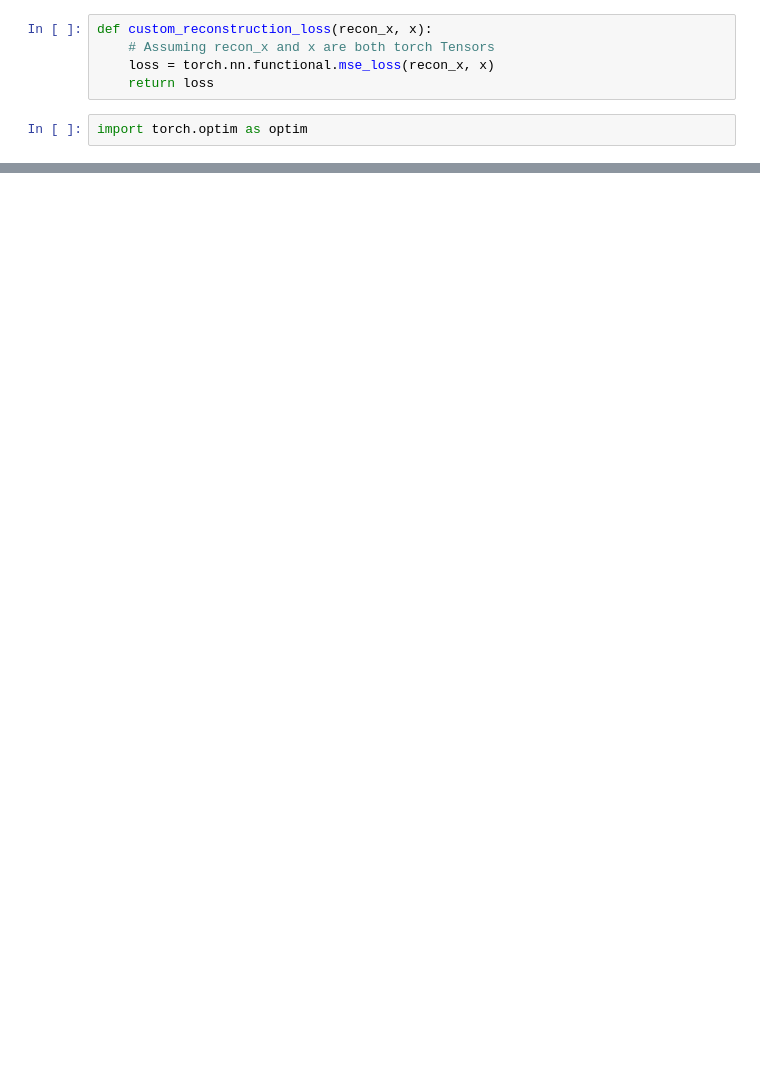
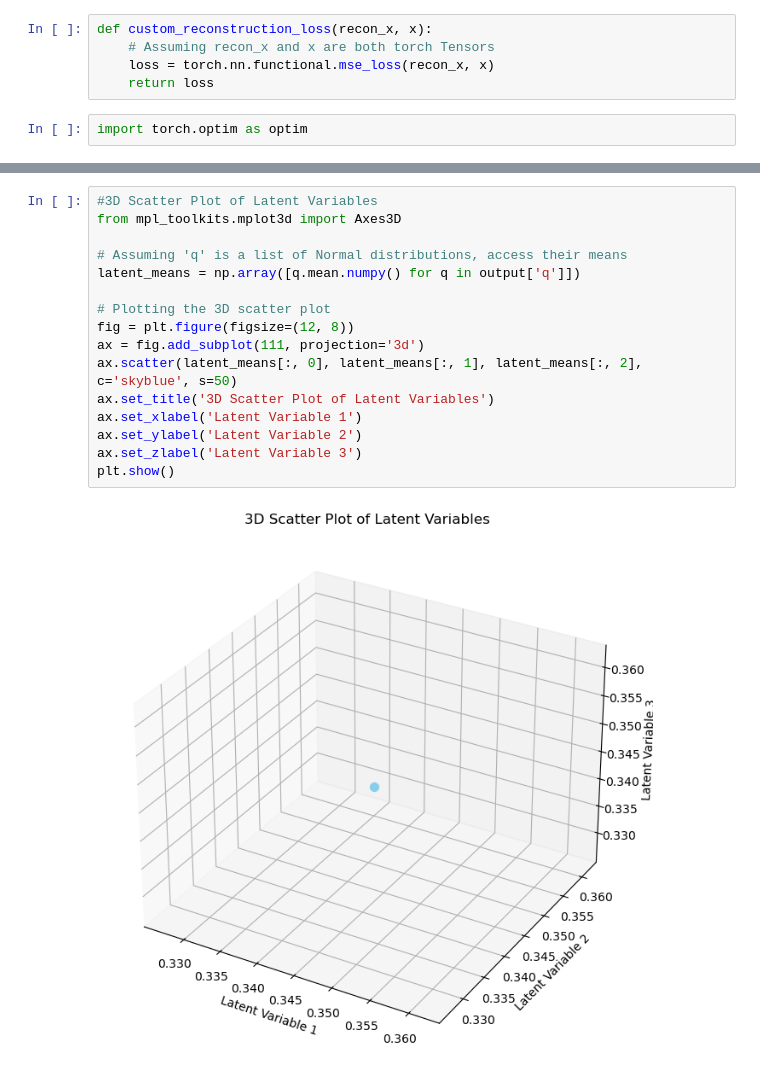
Before and after one commit to avinash8898/mcvae, a Jupyter notebook: src/experiments/experiment1.ipynb, the cells around one changed output, grey strips where cells are left out. Saved outputs shown, nothing was run; the diff lists cells and outputs as text; blank space fills up the shorter version.

```diff
--- a/src/experiments/experiment1.ipynb
+++ b/src/experiments/experiment1.ipynb
@@ -214,0 +270,18 @@ Epoch 10/10, Avg. Loss: 0.0
+# %%
+#3D Scatter Plot of Latent Variables
+from mpl_toolkits.mplot3d import Axes3D
+
+# Assuming 'q' is a list of Normal distributions, access their means
+latent_means = np.array([q.mean.numpy() for q in output['q']])
+
+# Plotting the 3D scatter plot
+fig = plt.figure(figsize=(12, 8))
+ax = fig.add_subplot(111, projection='3d')
+ax.scatter(latent_means[:, 0], latent_means[:, 1], latent_means[:, 2], c='skyblue', s=50)
+ax.set_title('3D Scatter Plot of Latent Variables')
+ax.set_xlabel('Latent Variable 1')
+ax.set_ylabel('Latent Variable 2')
+ax.set_zlabel('Latent Variable 3')
+plt.show()
+# %% [output]
+[figure, added]
```
Also changed, not shown: parts of 12 cells of this notebook, 7 other files.
